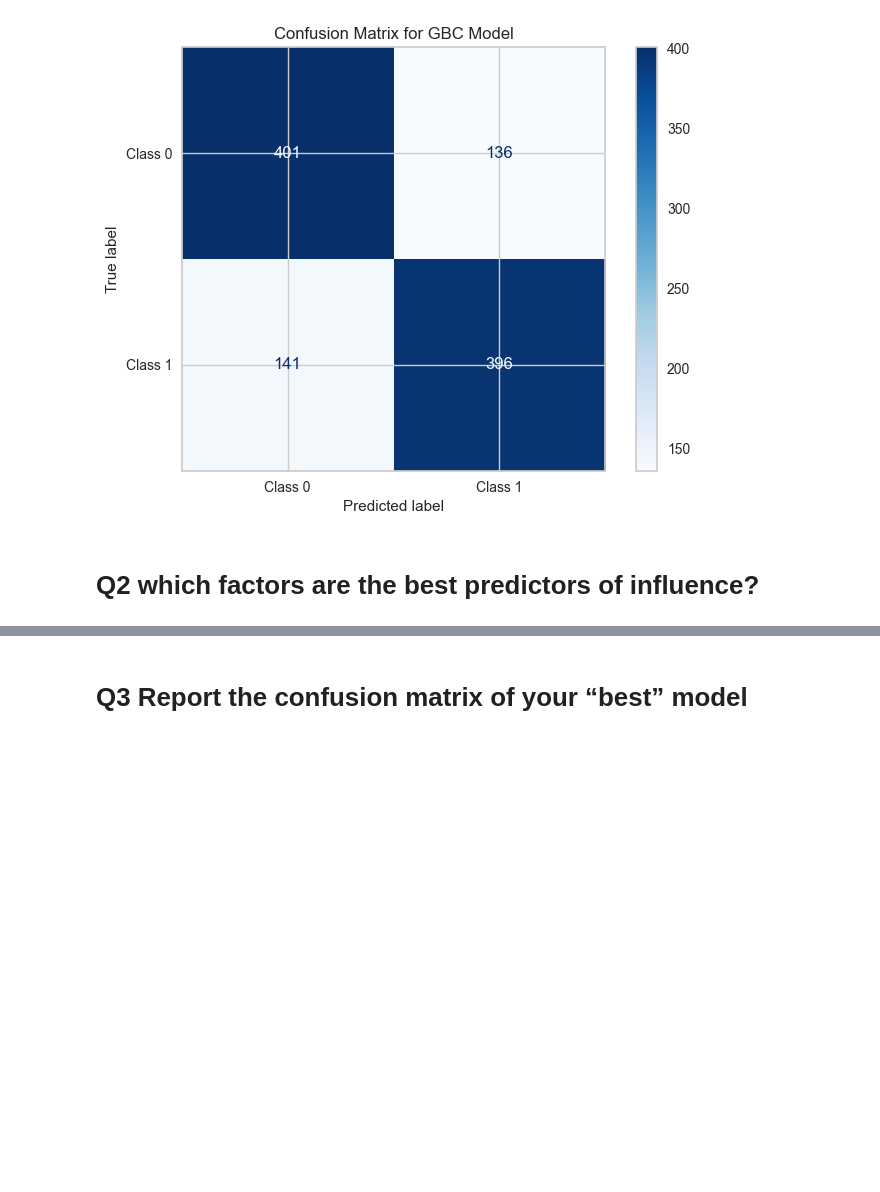
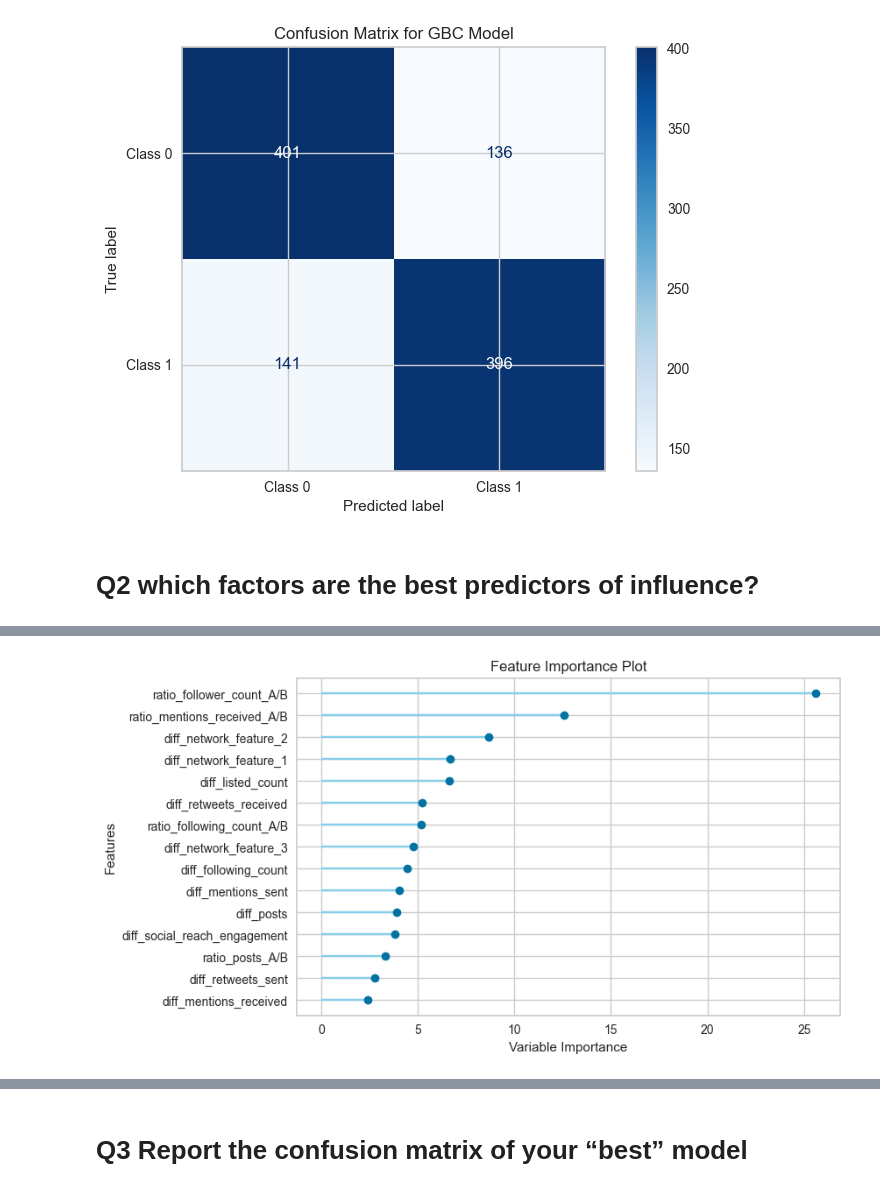
Before and after one commit to lazy0ninja/Social_Media_Analytics, a Jupyter notebook: Part1/part1_modeling.ipynb, the cells around one changed output, grey strips where cells are left out. Drawn from its saved outputs; the diff is of its cells as text; code cells hidden in the pictures; blank space fills up the shorter version.

```diff
--- a/Part1/part1_modeling.ipynb
+++ b/Part1/part1_modeling.ipynb
@@ -587,0 +596,4 @@ plt.show()
+# %%
+# ctb
+plot_model(ctb_model, plot='feature_all')
+# %% [output]
@@ -587,0 +601 @@ plt.show()
+[figure, added]
```
Also changed, not shown: parts of 16 cells of this notebook.
